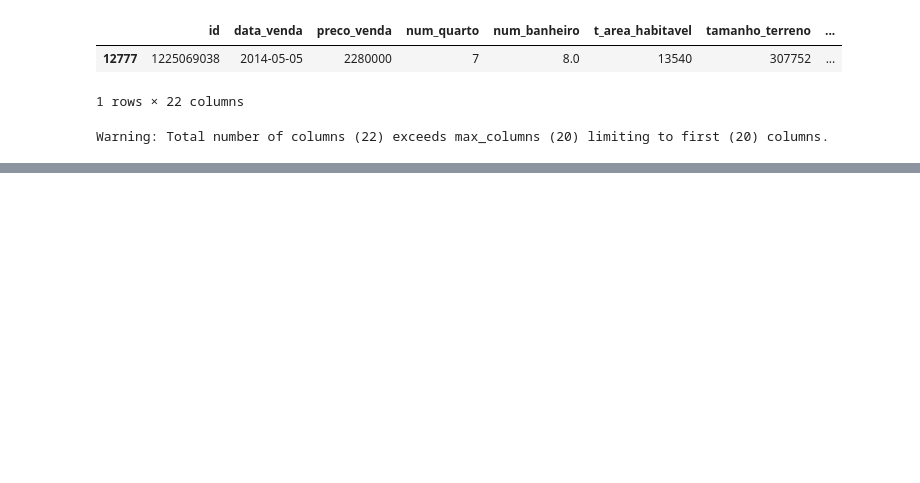
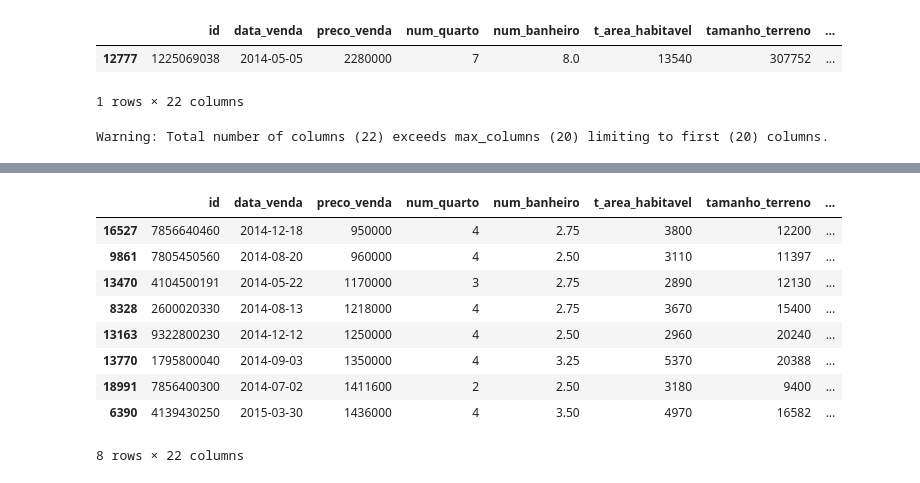
Before and after one commit to valdirdpg/curso-dnc, a Jupyter notebook: mini_projeto.ipynb, the cells around one changed output, grey strips where cells are left out. Saved outputs shown, nothing was run; the diff lists cells and outputs as text; code cells hidden in the pictures; blank space fills up the shorter version.

```diff
--- a/mini_projeto.ipynb
+++ b/mini_projeto.ipynb
@@ -294,6 +321,8 @@ imovel_praia.groupby(['zipcode','qualidade_material_const', 'preco_venda','imove
 # %%
+# Com base em dados do interesse de americanos em imóveis, desenvolvi um filtro
+# para buscar oportunidades localizadas nas análises acima
 house_filter = novo_house[
-    # (novo_house.media_area_habitavel_15_prox < 3000) &
+    (novo_house.media_area_habitavel_15_prox < 6000) &
     (novo_house.qualidade_material_const > 7) &
     (novo_house.t_area_habitavel < 6000) &
     (novo_house.num_banheiro > 1) &
@@ -318,16 +347,3 @@ house_filter
 | 19562 | 3271800910 | 2014-07-01 | 1356920 | 4 | 3.50 | 4270 | 5800 | ... |
 | 19600 | 284000025 | 2015-04-20 | 1410000 | 2 | 2.00 | 2180 | 18525 | ... |
 175 rows × 22 columns
-# %%
-house_filter = novo_house[
-    # (novo_house.media_area_habitavel_15_prox < 3000) &
-    (novo_house.qualidade_material_const > 6) &
-    (novo_house.t_area_habitavel < 6000) &
-    (novo_house.num_banheiro > 1) &
-    (novo_house.condicao_casa_1_5 > 3) &
-    (novo_house.preco_venda < 1000000) &
-    (novo_house.grau_bela_vista > 2) &
-    ((novo_house.cidade == 'Seattle')|(novo_house.cidade == 'Kirkland') | (novo_house.cidade == 'Bellevue')| (novo_house.cidade == 'Redmond'))
-
-  ]
-house_filter
@@ -428,0 +423,22 @@ fig.show()
+# %%
+top_5_indicacao_vista = house_filter[
+
+    (house_filter.preco_venda < 1500000) &
+    (house_filter.ano_construcao >= 1980) &
+    (house_filter.imovel_beira_mar == 0) &
+    (house_filter.qualidade_material_const > 9)
+
+
+  ]
+top_5_indicacao_vista.sort_values(['preco_venda','qualidade_material_const'], ascending=[True,False])
+# %% [output]
+|  | id | data_venda | preco_venda | num_quarto | num_banheiro | t_area_habitavel | tamanho_terreno | ... |
+| 16527 | 7856640460 | 2014-12-18 | 950000 | 4 | 2.75 | 3800 | 12200 | ... |
+| 9861 | 7805450560 | 2014-08-20 | 960000 | 4 | 2.50 | 3110 | 11397 | ... |
+| 13470 | 4104500191 | 2014-05-22 | 1170000 | 3 | 2.75 | 2890 | 12130 | ... |
+| 8328 | 2600020330 | 2014-08-13 | 1218000 | 4 | 2.75 | 3670 | 15400 | ... |
+| 13163 | 9322800230 | 2014-12-12 | 1250000 | 4 | 2.50 | 2960 | 20240 | ... |
+| 13770 | 1795800040 | 2014-09-03 | 1350000 | 4 | 3.25 | 5370 | 20388 | ... |
+| 18991 | 7856400300 | 2014-07-02 | 1411600 | 2 | 2.50 | 3180 | 9400 | ... |
+| 6390 | 4139430250 | 2015-03-30 | 1436000 | 4 | 3.50 | 4970 | 16582 | ... |
+8 rows × 22 columns
```
Also changed, not shown: parts of 16 cells of this notebook.
